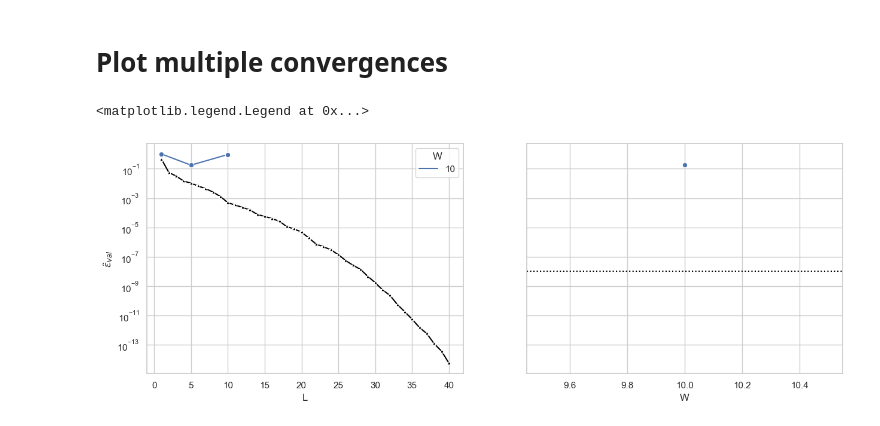
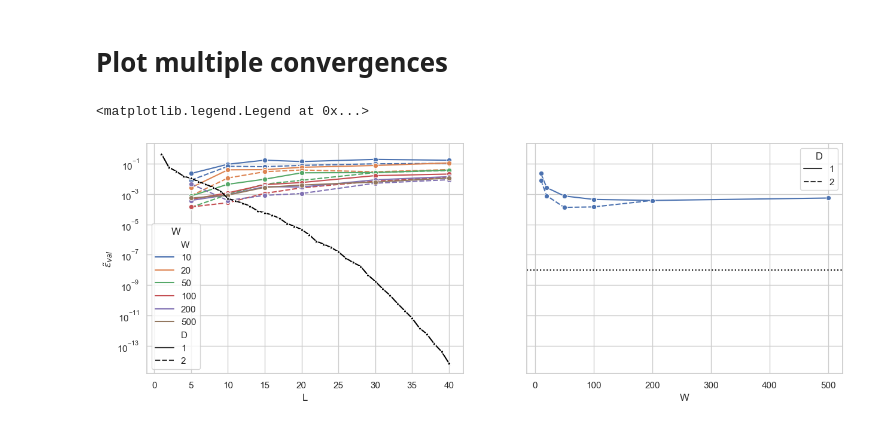
Before and after one commit to sprmsv/POD-NN, a Jupyter notebook: experiments.ipynb, the cells around one changed output. Drawn from its saved outputs; the diff is of its cells as text; code cells hidden in the pictures.

```diff
--- a/experiments.ipynb
+++ b/experiments.ipynb
@@ -109,15 +119,15 @@ This section can be used to generate the projection errors and store them. They
 # %%
-path = Path('data/230601/non-smooth')
+path = Path('data/230601/base')
 
-n_trn = 512
-n_val = 128
+n_trn = 2048
+n_val = 512
 Y_trn, S_trn, Y_val, S_val = read_data(
     path=path,
     n_trn=n_trn,
     n_val=n_val,
 )
 
-Ls = range(1, 51)
+Ls = range(1, 41)
 
 losses = {'train': [None] * len(Ls), 'validation': [None] * len(Ls)}
 errors = {'train': [None] * len(Ls), 'validation': [None] * len(Ls)}
@@ -127,8 +137,8 @@ for idx, L in enumerate(Ls):
 
     S_trn_ = V @ V.conj().T @ S_trn
     S_val_ = V @ V.conj().T @ S_val
-    loss_trn = MSE(torch.tensor(S_trn_).T, torch.tensor(S_trn).T).item()
-    loss_val = MSE(torch.tensor(S_val_).T, torch.tensor(S_val).T).item()
+    loss_trn = RelMSE(torch.tensor(S_trn_).T, torch.tensor(S_trn).T).item()
+    loss_val = RelMSE(torch.tensor(S_val_).T, torch.tensor(S_val).T).item()
     err_trn = RelMSE(torch.tensor(S_trn_).T, torch.tensor(S_trn).T).item()
     err_val = RelMSE(torch.tensor(S_val_).T, torch.tensor(S_val).T).item()
 
@@ -183,6 +193,9 @@ df['L'] = df['L'].astype(int)
 df['D'] = df['D'].astype(int)
 df['W'] = df['W'].astype(int)
 df['lr'] = df['lr'].astype(float)
+
+# Reset index
+df = df.reset_index()
 # %%
 # Set the error column name
 Y = 'err_val'
@@ -194,35 +207,36 @@ sns.lineplot(
     x='L',
     y=Y,
     hue='W',
+    style='D',
     palette='deep',
     marker='o',
     ax=axs[0],
 )
 sns.lineplot(
     data=df.groupby(['D', 'W']).aggregate(np.min),
     x='W',
     y=Y,
-    # hue='W',
+    style='D',
     marker='o',
     ax=axs[1],
 )
 
 # Plot the projection error
 sns.lineplot(
     data=pd.read_csv(Path('data') / path.relative_to('results') / 'projection.csv'),
     x='L',
     y=Y,
     color='black',
     marker='*',
     ax=axs[0],
 )
 axs[1].axhline(y=1e-08, linestyle=':', color='black')
 
 # Plot settings
 axs[0].set(yscale='log', ylabel='$\\tilde{\\varepsilon}_{val}$')
 for ax in axs:
     ax.grid(True, which='minor')
 axs[0].legend(title='W')
 # %% [output]
 <matplotlib.legend.Legend at 0x...>
-[figure, old version]
+[figure, new version]
```
Also changed, not shown: parts of 1 cell of this notebook, 5 other files.
